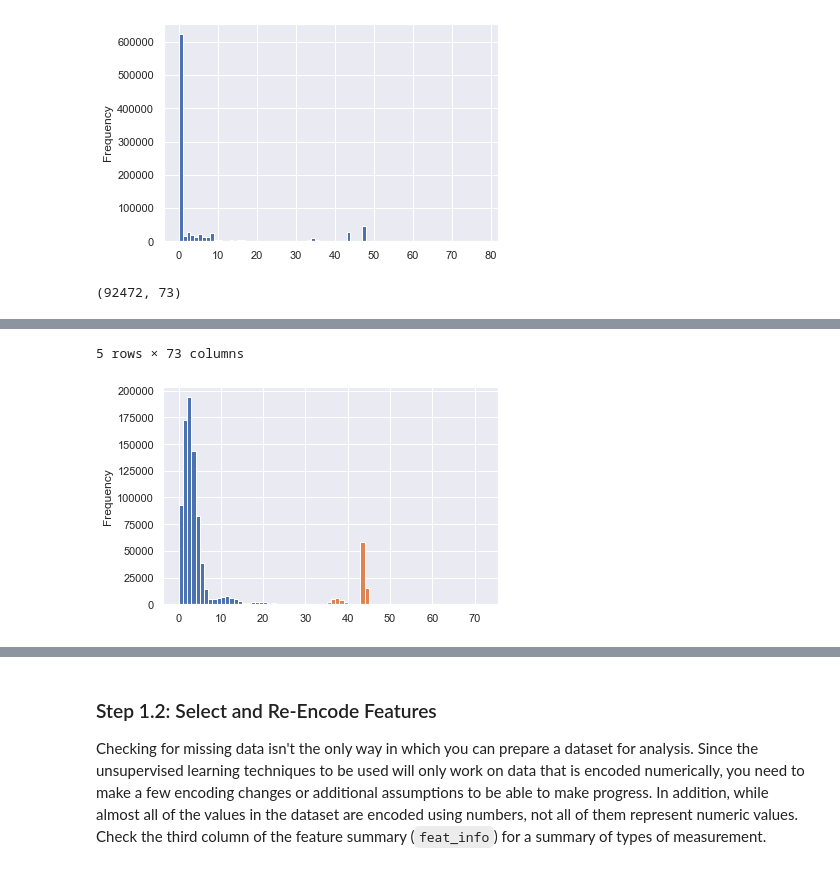
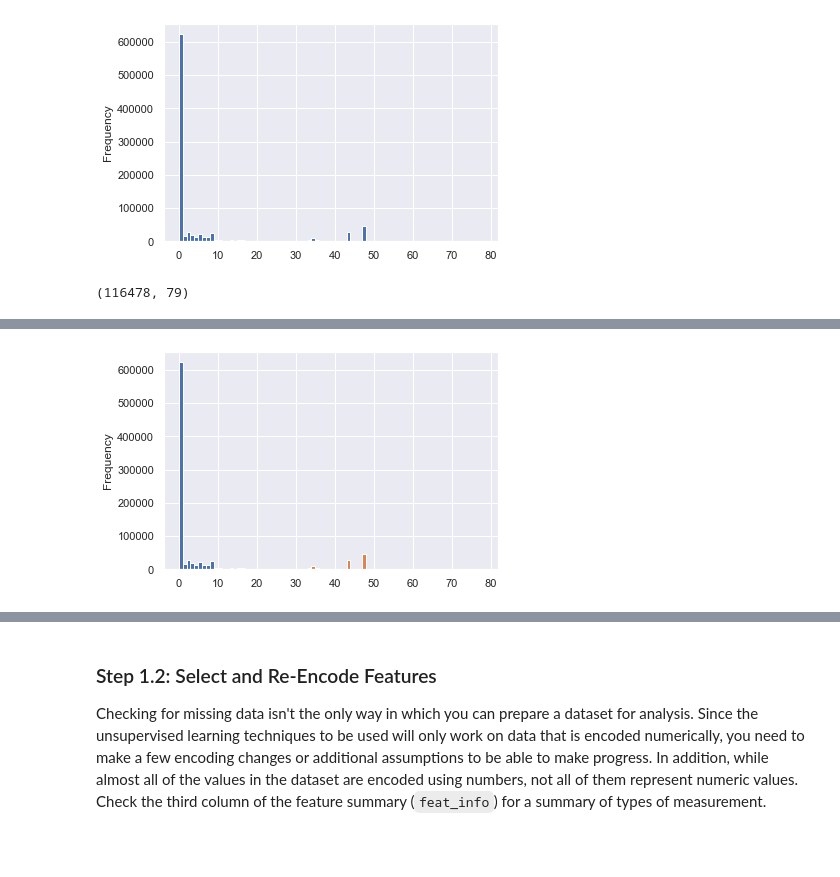
Before and after one commit to FedorSulaev/CustomerSegments, a Jupyter notebook: Identify_Customer_Segments.ipynb, the cells around one changed output, grey strips where cells are left out. Saved outputs shown, nothing was run; the diff lists cells and outputs as text; code cells hidden in the pictures.

Commit message:
fix: Data encoding

```diff
--- a/Identify_Customer_Segments.ipynb
+++ b/Identify_Customer_Segments.ipynb
@@ -204,7 +204,10 @@ for i, percent in enumerate(na_percent):
 # %%
 # Remove the outlier columns from the dataset. (You'll perform other data
 # engineering tasks such as re-encoding and imputation later.)
-azdias_without_nan_columns = azdias_without_missing.loc[:, (azdias_without_missing.isna().sum(axis=0) / azdias.shape[0] < 0.2)]
+def remove_nan_columns(data):
+    return data.loc[:, (data.isna().sum(axis=0) / data.shape[0] < 0.2)]
+
+azdias_without_nan_columns = remove_nan_columns(azdias_without_missing)
 print(azdias_without_nan_columns.shape)
 # %% [output]
 (891221, 79)
@@ -237,12 +240,16 @@ azdias_without_nan_columns.isnull().sum(axis=1).plot.hist(bins=range(azdias_with
 # %%
 # Write code to divide the data into two subsets based on the number of missing
 # values in each row.
-azdias_nan_removed = azdias_without_nan_columns.loc[(azdias_without_nan_columns.isna().sum(axis=1) < 35), :]
-azdias_with_nan_rows = azdias_without_nan_columns.loc[(azdias_without_nan_columns.isna().sum(axis=1) >= 35), :]
+def remove_nan_rows(data, threshold):
+    return data.loc[(data.isna().sum(axis=1) < threshold), :]
+
+threshold = 10
+azdias_nan_removed = remove_nan_rows(azdias_without_nan_columns, threshold)
+azdias_with_nan_rows = azdias_without_nan_columns.loc[(azdias_without_nan_columns.isna().sum(axis=1) >= threshold), :]
 
 azdias_nan_removed.isnull().sum(axis=1).plot.hist(bins=range(azdias_without_nan_columns.shape[1]))
 azdias_with_nan_rows.isnull().sum(axis=1).plot.hist(bins=range(azdias_without_nan_columns.shape[1]))
 print(azdias_with_nan_rows.shape)
 azdias_with_nan_rows.head()
 # %% [output]
-(92472, 73)
+(116478, 79)
@@ -255,5 +262,4 @@ azdias_with_nan_rows.head()
-5 rows × 73 columns
-[figure, old version]
+[figure, new version]
 # %%
 
 
```
Also changed, not shown: parts of 16 cells of this notebook.
